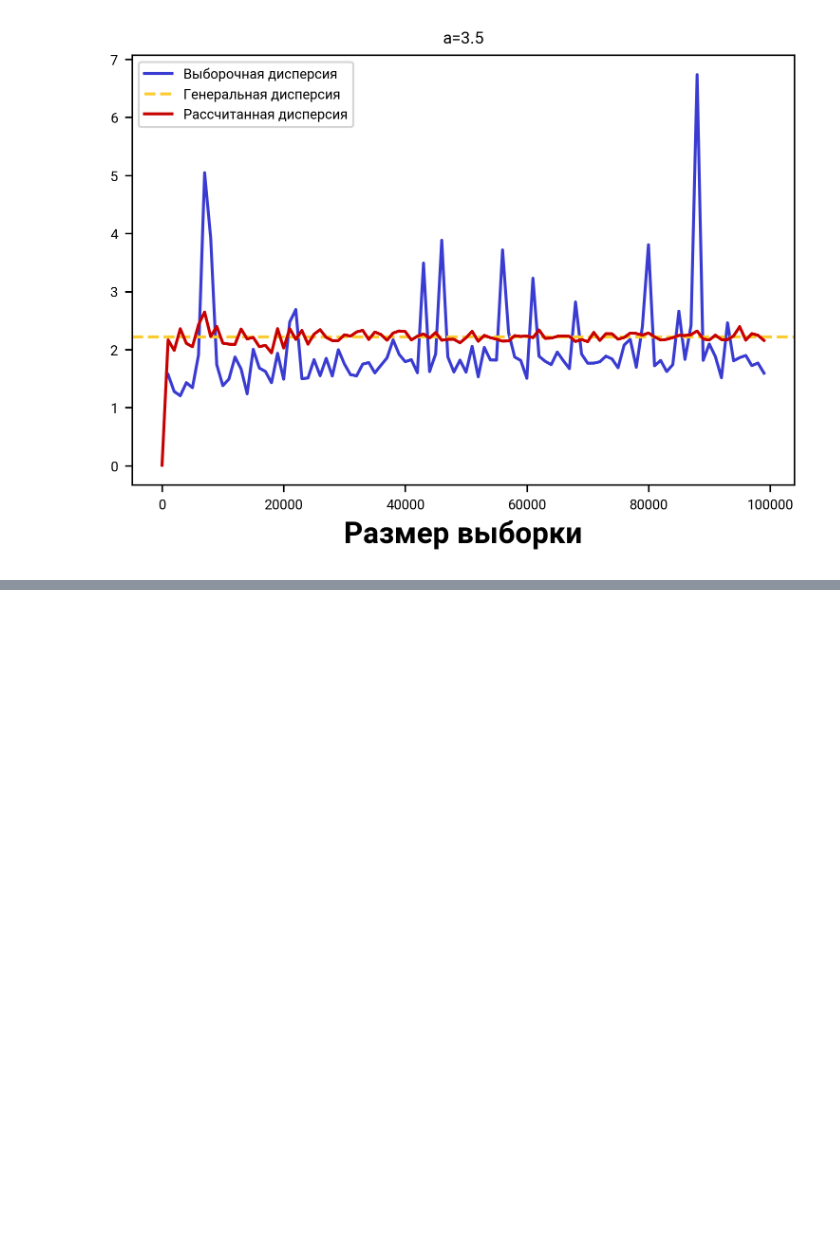
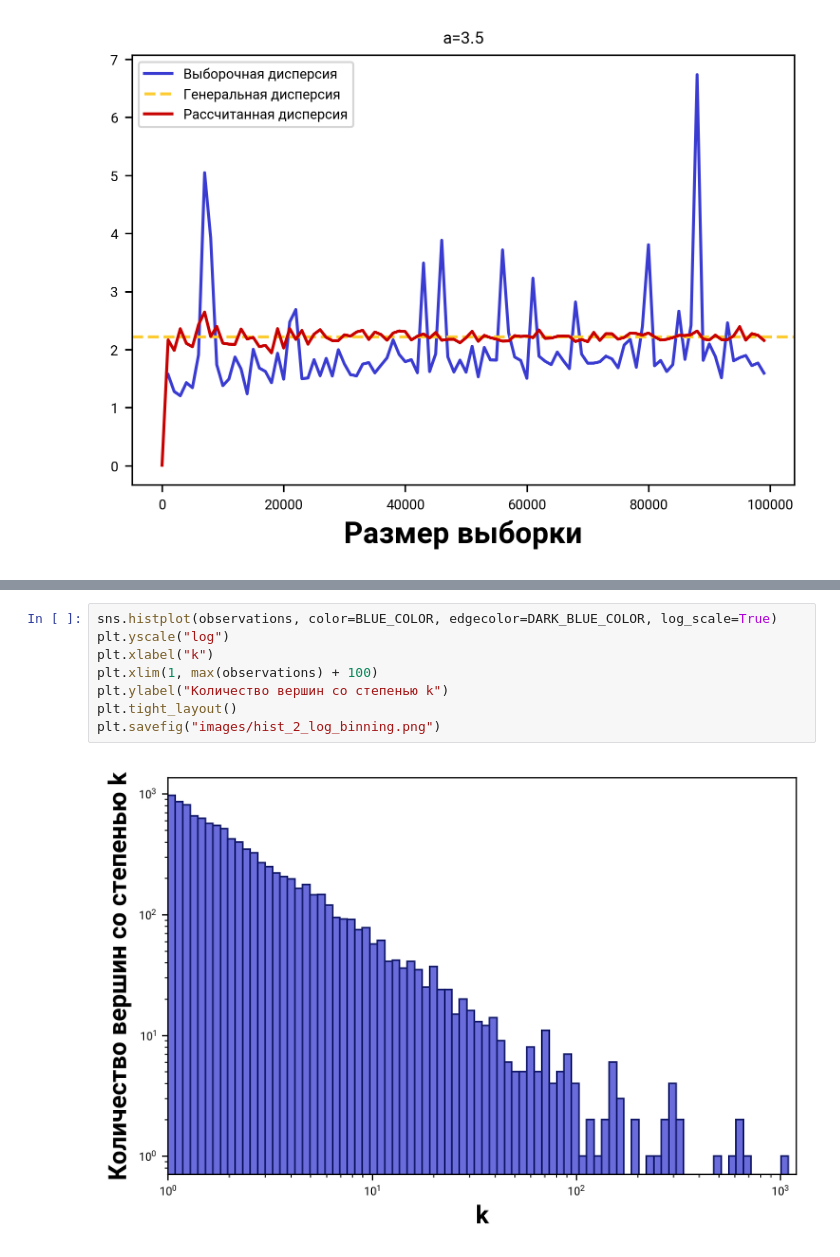
Before and after one commit to VladimirShitov/network_theory_course, a Jupyter notebook: Figures.ipynb, the cells around one changed output, grey strips where cells are left out. Cells and saved outputs as stored; diff of their text form; blank space fills up the shorter version.

```diff
--- a/Figures.ipynb
+++ b/Figures.ipynb
@@ -317,0 +336,10 @@ plt.legend();
+# %%
+sns.histplot(observations, color=BLUE_COLOR, edgecolor=DARK_BLUE_COLOR, log_scale=True)
+plt.yscale("log")
+plt.xlabel("k")
+plt.xlim(1, max(observations) + 100)
+plt.ylabel("Количество вершин со степенью k")
+plt.tight_layout()
+plt.savefig("images/hist_2_log_binning.png")
+# %% [output]
+[figure, added]
```
Also changed, not shown: parts of 9 cells of this notebook.
